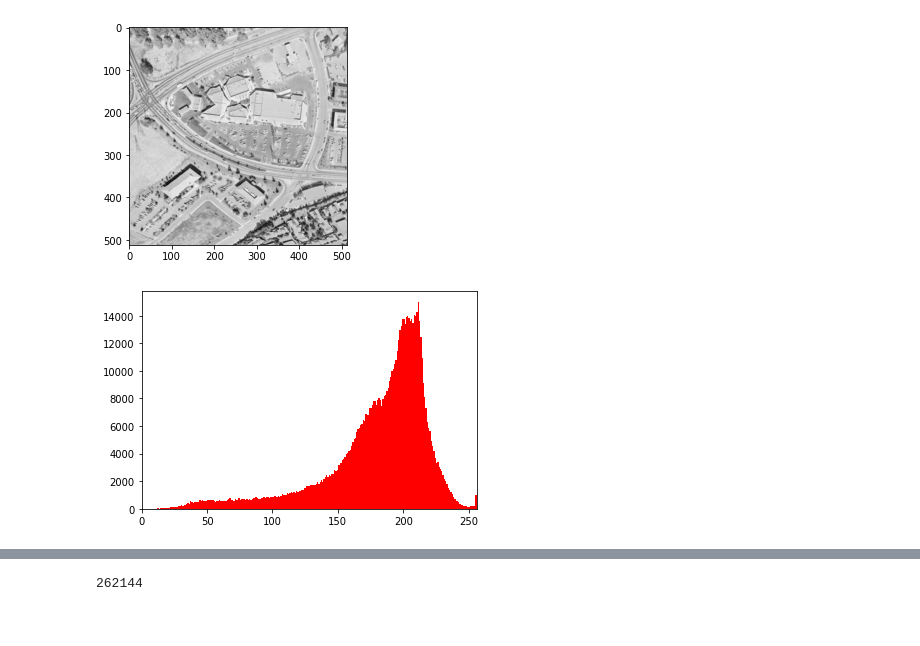
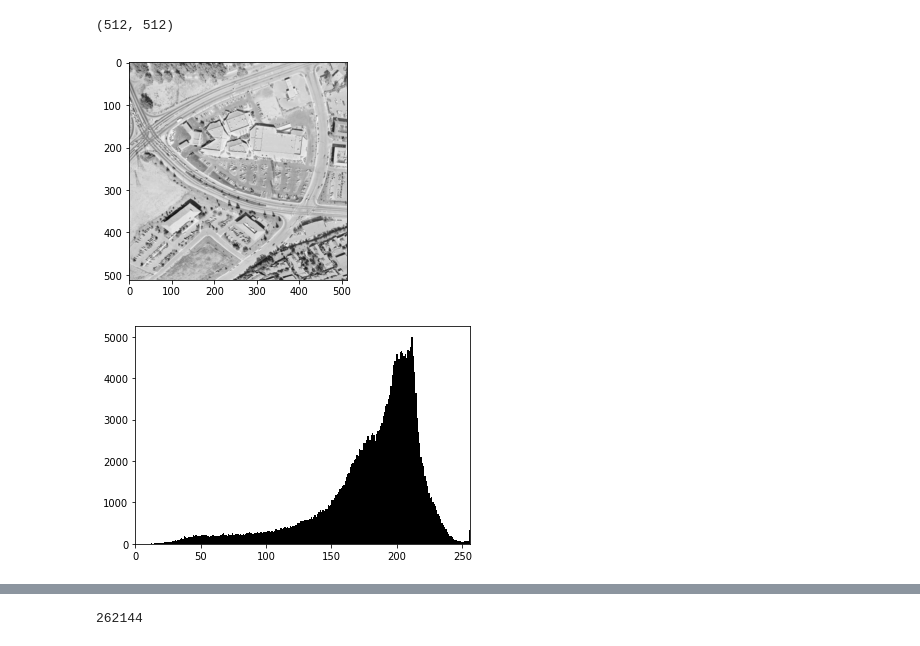
Before and after one commit to devKhush/Digital-Image-Processing, a Jupyter notebook: Histogram-Equalization/histogram-equalization.ipynb, the cells around one changed output, grey strips where cells are left out. Drawn from its saved outputs; the diff is of its cells as text; code cells hidden in the pictures.

```diff
--- a/Histogram-Equalization/histogram-equalization.ipynb
+++ b/Histogram-Equalization/histogram-equalization.ipynb
@@ -2,17 +2,24 @@
 import cv2
 import numpy as np
 import matplotlib.pyplot as plt
+import matplotlib as mpl
+mpl.rcParams['figure.facecolor'] = 'white'
 # %%
-image = cv2.imread('../images/5.2.09.jpg')
+image = cv2.imread('../images/5.2.09.jpg', 0)
 # %%
-plt.imshow(image);
+plt.imshow(image, cmap='gray');
+image.shape
 # %% [output]
+(512, 512)
 [figure]
 # %%
 #display the histogram
-hist, bins = np.histogram(image.flatten(), 256, [0,256])
-plt.hist(image.flatten(), 256, [0,256], color = 'r')
-plt.xlim([0,256])
-plt.show()
+def  histogram(image):
+    hist, bins = np.histogram(image.flatten(), 256, [0,256])
+    plt.hist(image.flatten(), 256, [0,256], color = 'k')
+    plt.xlim([0,256])
+    plt.show()
+
+histogram(image)
 # %% [output]
-[figure, old version]
+[figure, new version]
```
Also changed, not shown: parts of 2 cells of this notebook, 2 other files.
